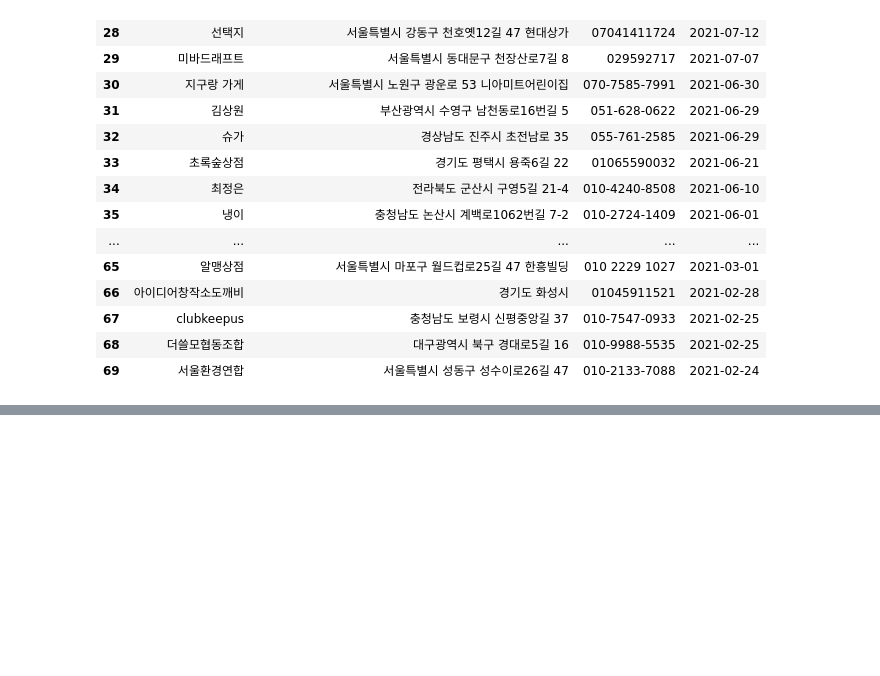
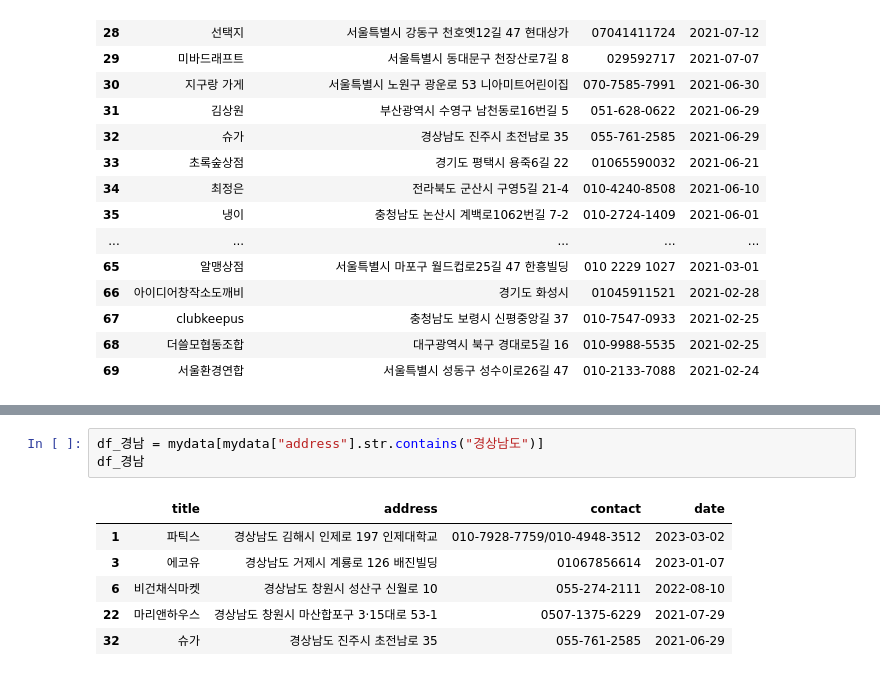
Before and after one commit to yeomsee/Ecothon_2023, a Jupyter notebook: 전국 생활 폐기물 데이터 시계열 분석을 통한 플라스틱 방앗간 추가 위치 선정/플라스틱 방앗간 데이터/크롤링 데이터 정제/플라스틱_방앗간_수거공간_정보_데이터_정제.ipynb, the cells around one changed output, grey strips where cells are left out. Drawn from its saved outputs; the diff is of its cells as text; blank space fills up the shorter version.

```diff
--- a/전국 생활 폐기물 데이터 시계열 분석을 통한 플라스틱 방앗간 추가 위치 선정/플라스틱 방앗간 데이터/크롤링 데이터 정제/플라스틱_방앗간_수거공간_정보_데이터_정제.ipynb
+++ b/전국 생활 폐기물 데이터 시계열 분석을 통한 플라스틱 방앗간 추가 위치 선정/플라스틱 방앗간 데이터/크롤링 데이터 정제/플라스틱_방앗간_수거공간_정보_데이터_정제.ipynb
@@ -119,0 +144,10 @@ mydata[26:]
+# %%
+df_경남 = mydata[mydata["address"].str.contains("경상남도")]
+df_경남
+# %% [output]
+|  | title | address | contact | date |
+| 1 | 파틱스 | 경상남도 김해시 인제로 197 인제대학교 | 010-7928-7759/010-4948-3512 | 2023-03-02 |
+| 3 | 에코유 | 경상남도 거제시 계룡로 126 배진빌딩 | 01067856614 | 2023-01-07 |
+| 6 | 비건채식마켓 | 경상남도 창원시 성산구 신월로 10 | 055-274-2111 | 2022-08-10 |
+| 22 | 마리앤하우스 | 경상남도 창원시 마산합포구 3·15대로 53-1 | 0507-1375-6229 | 2021-07-29 |
+| 32 | 슈가 | 경상남도 진주시 초전남로 35 | 055-761-2585 | 2021-06-29 |
```
Also changed, not shown: parts of 17 cells of this notebook.
